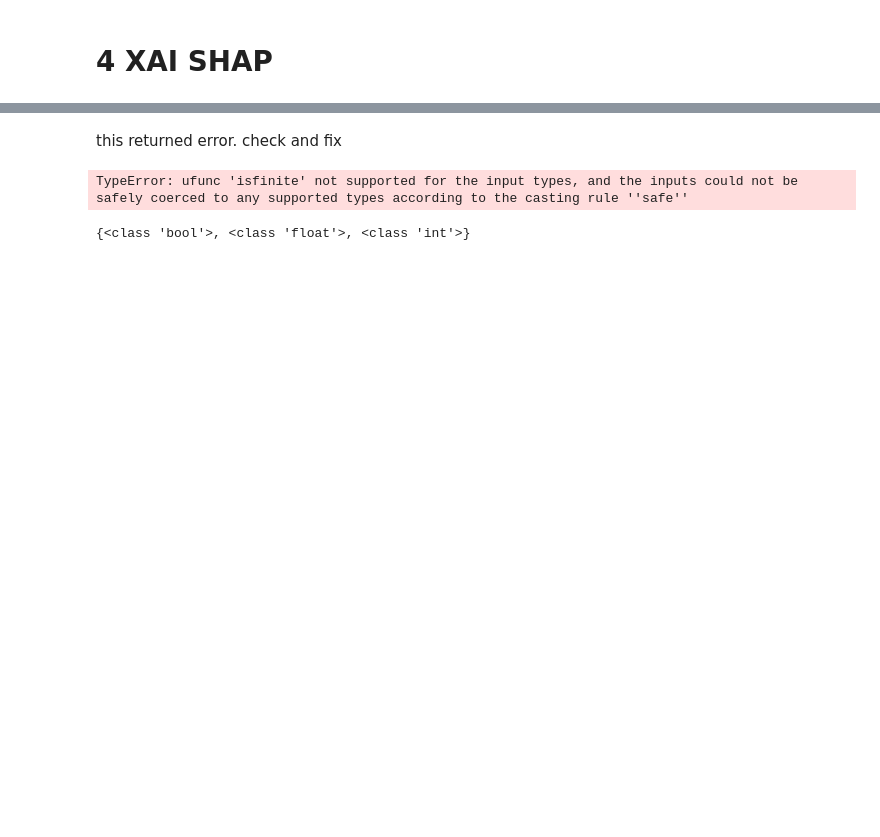
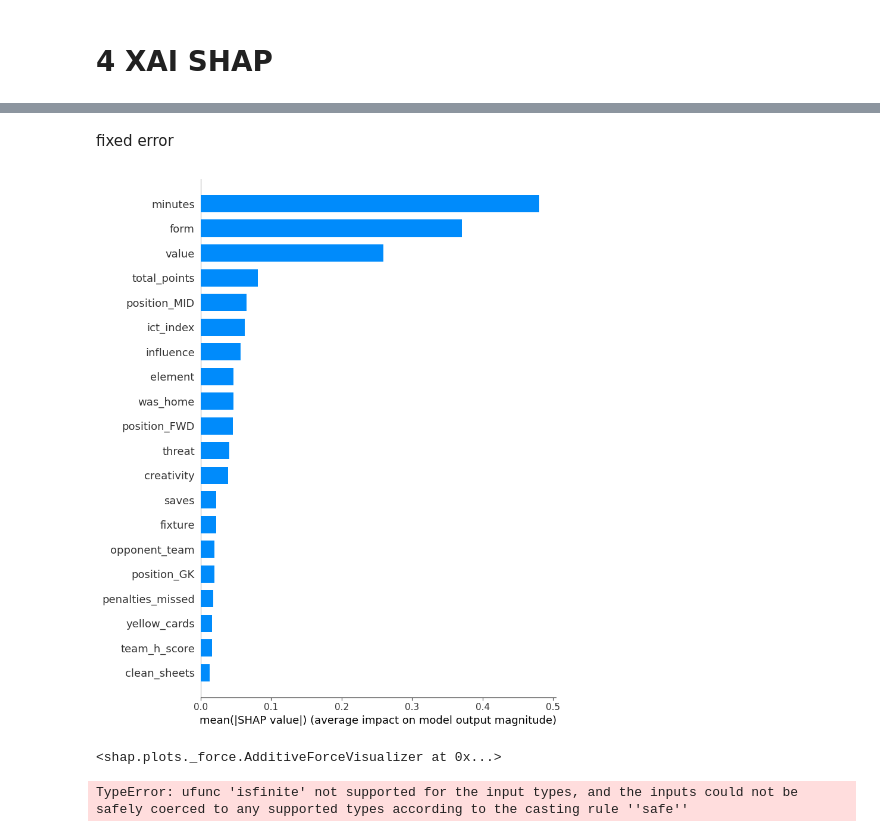
Before and after one commit to omarabushanab/FPL-Predictive-Model, a Jupyter notebook: src/Untitled58.ipynb, the cells around one changed output, grey strips where cells are left out. Cells and saved outputs as stored; diff of their text form; code cells hidden in the pictures; blank space fills up the shorter version.

```diff
--- a/src/Untitled58.ipynb
+++ b/src/Untitled58.ipynb
@@ -763,6 +779,7 @@ X_num_scaled = pd.DataFrame(X_num_scaled, columns=numeric_features, index=X.inde
 
 # Combine numeric and categorical back into one DataFrame
 X_scaled = pd.concat([X_num_scaled, X_cat], axis=1)
+feature_names = X_scaled.columns.tolist()  # <-- Capture actual column names
 
 # Convert to float32 for TensorFlow
 X_scaled = X_scaled.astype(np.float32)
@@ -865,11 +930,14 @@ IndexError: index 26 is out of bounds for axis 0 with size 26
-# %% [markdown]
-this returned error. check and fix
+# %% [markdown]
+fixed error
 # %%
 # Global summary
-shap.summary_plot(shap_values.values, X_test, feature_names=X.columns, plot_type='bar')
+shap.summary_plot(shap_values.values, X_test, feature_names=feature_names, plot_type='bar')
 
 # Local explanation
 i = 0
 # Easiest way with the new API
 shap.plots.force(shap_values[i])
+# %% [output]
+[figure, added]
+<shap.plots._force.AdditiveForceVisualizer at 0x...>
 # %%
@@ -900,9 +968,2 @@ shap.summary_plot(shap_values.values, X_test_np, feature_names=X_test_numeric.co
 # %% [output]
 TypeError: ufunc 'isfinite' not supported for the input types, and the inputs could not be safely coerced to any supported types according to the casting rule ''safe''
-# %%
-# Get unique Python types in the array
-unique_types = {type(x) for x in X_test_np.flatten()}
-print(unique_types)
-# print([type(x) for x in X_test_np])
-# %% [output]
-{<class 'bool'>, <class 'float'>, <class 'int'>}
```
Also changed, not shown: parts of 10 cells of this notebook.
